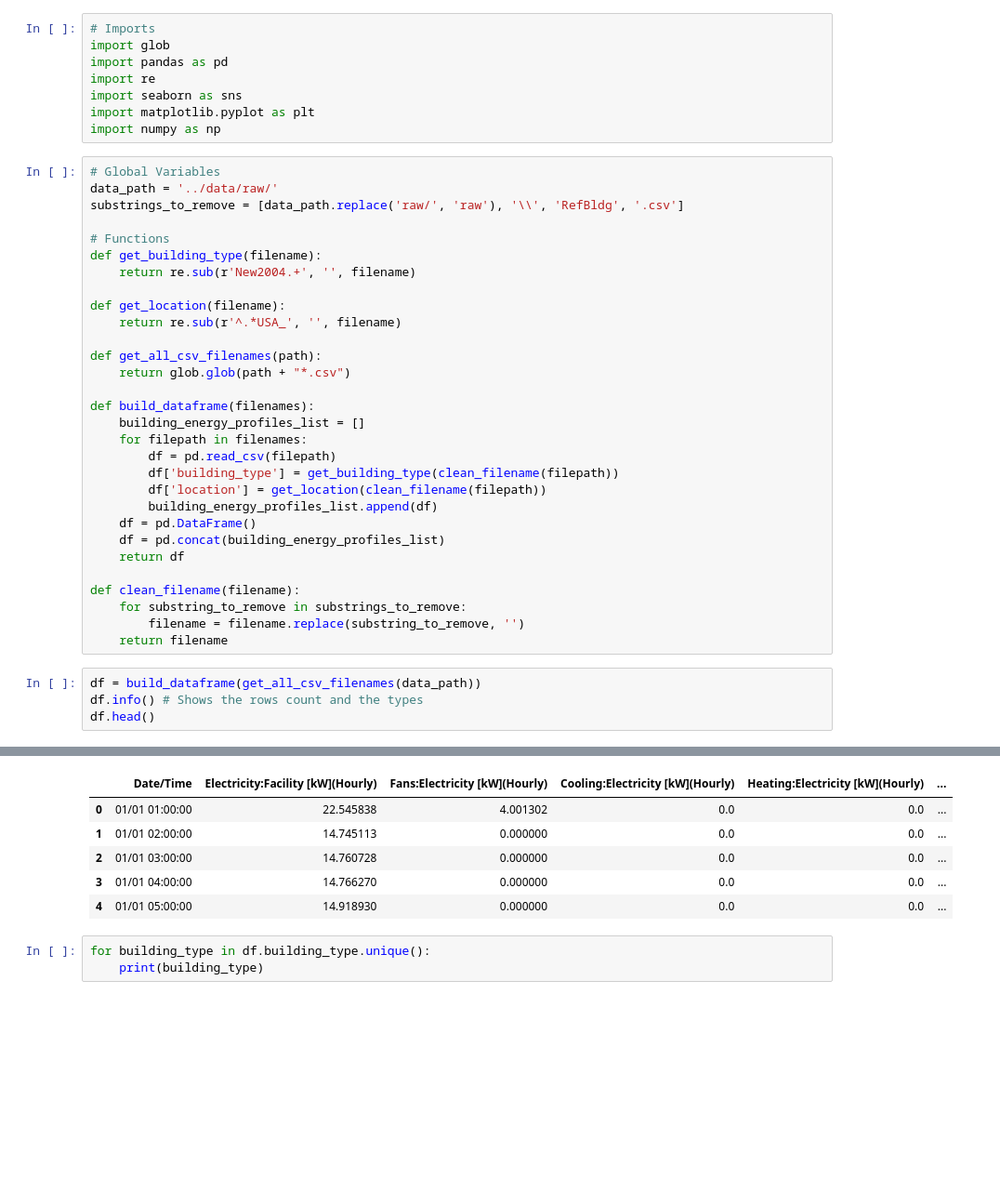
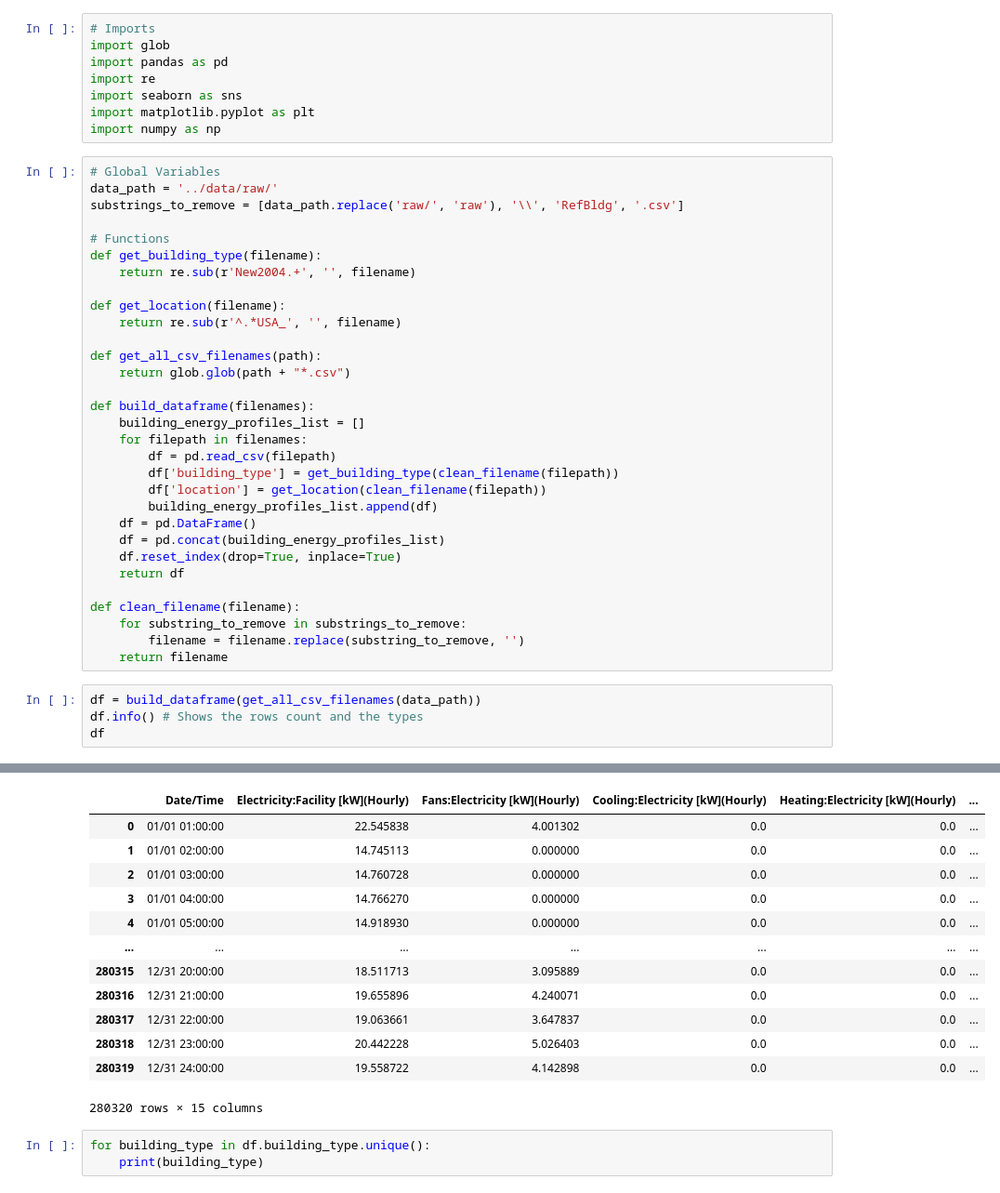
Before and after one commit to dgitts/electric-load-forecasting, a Jupyter notebook: notebooks/david.ipynb, the cells around one changed output, grey strips where cells are left out. Shown: that part at 93% size. Drawn from its saved outputs; the diff is of its cells as text; blank space fills up the shorter version.

Commit message:
fixed dataframe index

```diff
--- a/notebooks/david.ipynb
+++ b/notebooks/david.ipynb
@@ -30,6 +30,7 @@ def build_dataframe(filenames):
         building_energy_profiles_list.append(df)
     df = pd.DataFrame()
     df = pd.concat(building_energy_profiles_list)
+    df.reset_index(drop=True, inplace=True)
     return df
 
 def clean_filename(filename):
@@ -39,6 +40,6 @@ def clean_filename(filename):
 # %%
 df = build_dataframe(get_all_csv_filenames(data_path))
 df.info() # Shows the rows count and the types
-df.head()
+df
 # %% [output]
 <class 'pandas.core.frame.DataFrame'>
@@ -61,9 +62,16 @@ memory usage: 34.2+ MB
 |  | Date/Time | Electricity:Facility [kW](Hourly) | Fans:Electricity [kW](Hourly) | Cooling:Electricity [kW](Hourly) | Heating:Electricity [kW](Hourly) | ... |
 | 0 | 01/01 01:00:00 | 22.545838 | 4.001302 | 0.0 | 0.0 | ... |
 | 1 | 01/01 02:00:00 | 14.745113 | 0.000000 | 0.0 | 0.0 | ... |
 | 2 | 01/01 03:00:00 | 14.760728 | 0.000000 | 0.0 | 0.0 | ... |
 | 3 | 01/01 04:00:00 | 14.766270 | 0.000000 | 0.0 | 0.0 | ... |
 | 4 | 01/01 05:00:00 | 14.918930 | 0.000000 | 0.0 | 0.0 | ... |
+| ... | ... | ... | ... | ... | ... | ... |
+| 280315 | 12/31 20:00:00 | 18.511713 | 3.095889 | 0.0 | 0.0 | ... |
+| 280316 | 12/31 21:00:00 | 19.655896 | 4.240071 | 0.0 | 0.0 | ... |
+| 280317 | 12/31 22:00:00 | 19.063661 | 3.647837 | 0.0 | 0.0 | ... |
+| 280318 | 12/31 23:00:00 | 20.442228 | 5.026403 | 0.0 | 0.0 | ... |
+| 280319 | 12/31 24:00:00 | 19.558722 | 4.142898 | 0.0 | 0.0 | ... |
+280320 rows × 15 columns
 # %%
 for building_type in df.building_type.unique():
     print(building_type)
```
Also changed, not shown: parts of 2 cells of this notebook, 1 other file.
